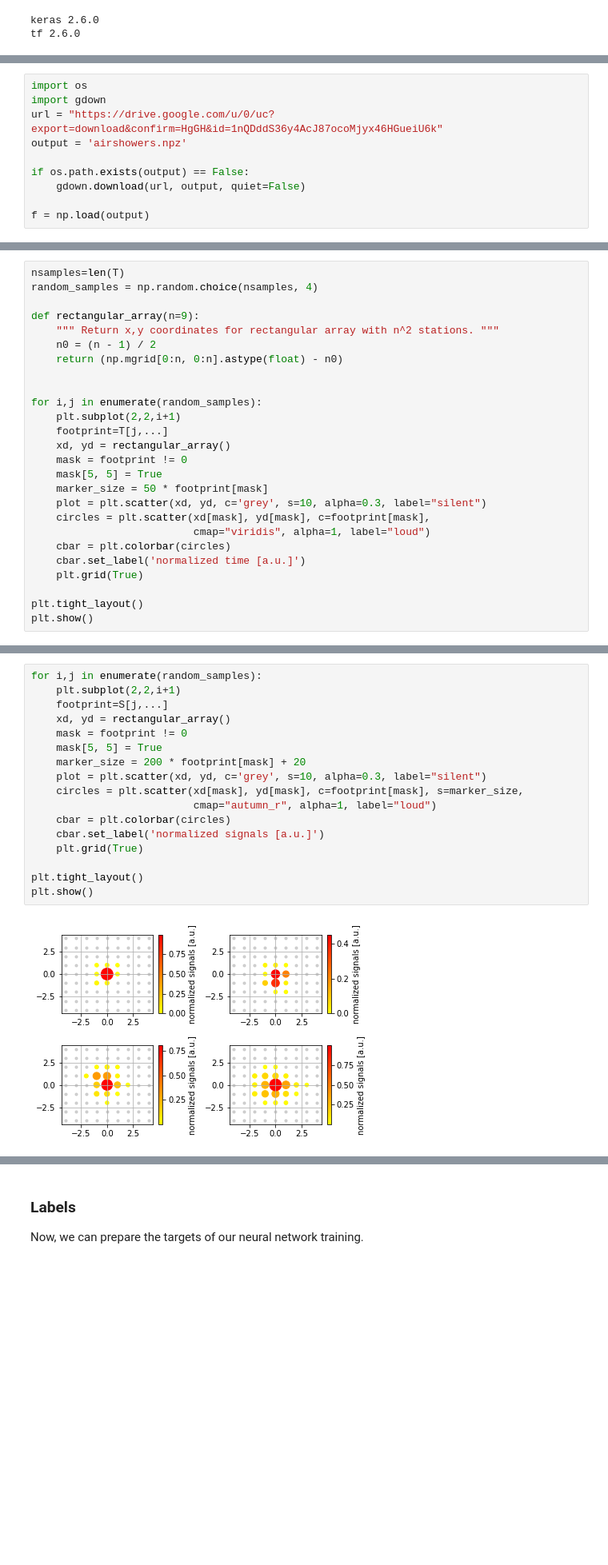
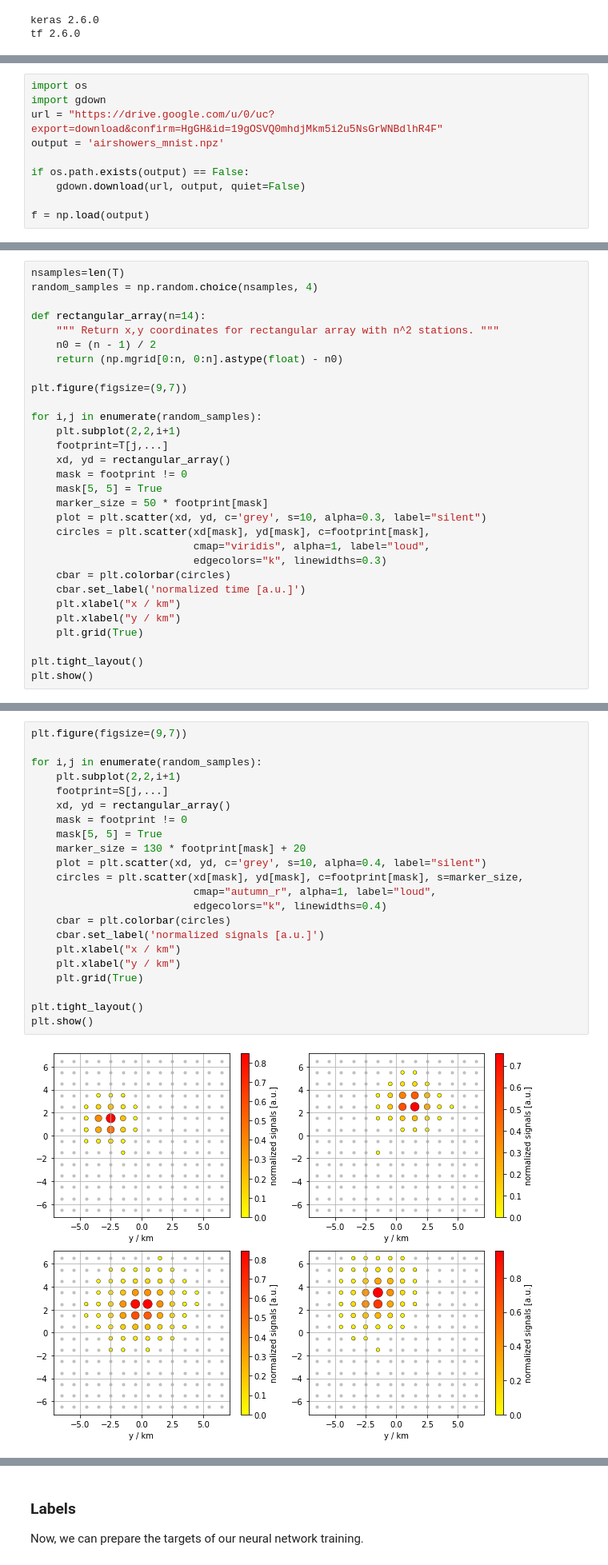
Before and after one commit to jglombitza/tutorial_nn_airshowers, a Jupyter notebook: fully_connected.ipynb, the cells around one changed output, grey strips where cells are left out. Shown at 80% size. Drawn from its saved outputs; the diff is of its cells as text; blank space fills up the shorter version.

```diff
--- a/fully_connected.ipynb
+++ b/fully_connected.ipynb
@@ -41,8 +43,8 @@ tf 2.6.0
 # %%
 import os
 import gdown
-url = "https://drive.google.com/u/0/uc?export=download&confirm=HgGH&id=1nQDddS36y4AcJ87ocoMjyx46HGueiU6k"
-output = 'airshowers.npz'
+url = "https://drive.google.com/u/0/uc?export=download&confirm=HgGH&id=19gOSVQ0mhdjMkm5i2u5NsGrWNBdlhR4F"
+output = 'airshowers_mnist.npz'
 
 if os.path.exists(output) == False:
     gdown.download(url, output, quiet=False)
@@ -71,11 +72,12 @@ Here, the dark blue indicates an early trigger and a bright yellow a late trigge
 nsamples=len(T)
 random_samples = np.random.choice(nsamples, 4)
 
-def rectangular_array(n=9):
+def rectangular_array(n=14):
     """ Return x,y coordinates for rectangular array with n^2 stations. """
     n0 = (n - 1) / 2
     return (np.mgrid[0:n, 0:n].astype(float) - n0)
 
+plt.figure(figsize=(9,7))
 
 for i,j in enumerate(random_samples):
     plt.subplot(2,2,i+1)
@@ -86,9 +88,12 @@ for i,j in enumerate(random_samples):
     marker_size = 50 * footprint[mask]
     plot = plt.scatter(xd, yd, c='grey', s=10, alpha=0.3, label="silent")
     circles = plt.scatter(xd[mask], yd[mask], c=footprint[mask],
-                          cmap="viridis", alpha=1, label="loud")
+                          cmap="viridis", alpha=1, label="loud",
+                          edgecolors="k", linewidths=0.3)
     cbar = plt.colorbar(circles)
     cbar.set_label('normalized time [a.u.]')
+    plt.xlabel("x / km")
+    plt.xlabel("y / km")
     plt.grid(True)
 
 plt.tight_layout()
@@ -114,19 +119,24 @@ print(S.shape)
 # %%
+plt.figure(figsize=(9,7))
+
 for i,j in enumerate(random_samples):
     plt.subplot(2,2,i+1)
     footprint=S[j,...]
     xd, yd = rectangular_array()
     mask = footprint != 0
     mask[5, 5] = True
-    marker_size = 200 * footprint[mask] + 20
-    plot = plt.scatter(xd, yd, c='grey', s=10, alpha=0.3, label="silent")
+    marker_size = 130 * footprint[mask] + 20
+    plot = plt.scatter(xd, yd, c='grey', s=10, alpha=0.4, label="silent")
     circles = plt.scatter(xd[mask], yd[mask], c=footprint[mask], s=marker_size,
-                          cmap="autumn_r", alpha=1, label="loud")
+                          cmap="autumn_r", alpha=1, label="loud",
+                          edgecolors="k", linewidths=0.4)
     cbar = plt.colorbar(circles)
     cbar.set_label('normalized signals [a.u.]')
+    plt.xlabel("x / km")
+    plt.xlabel("y / km")
     plt.grid(True)
 
 plt.tight_layout()
 plt.show()
 # %% [output]
-[figure, old version]
+[figure, new version]
```
Also changed, not shown: parts of 30 cells of this notebook.
